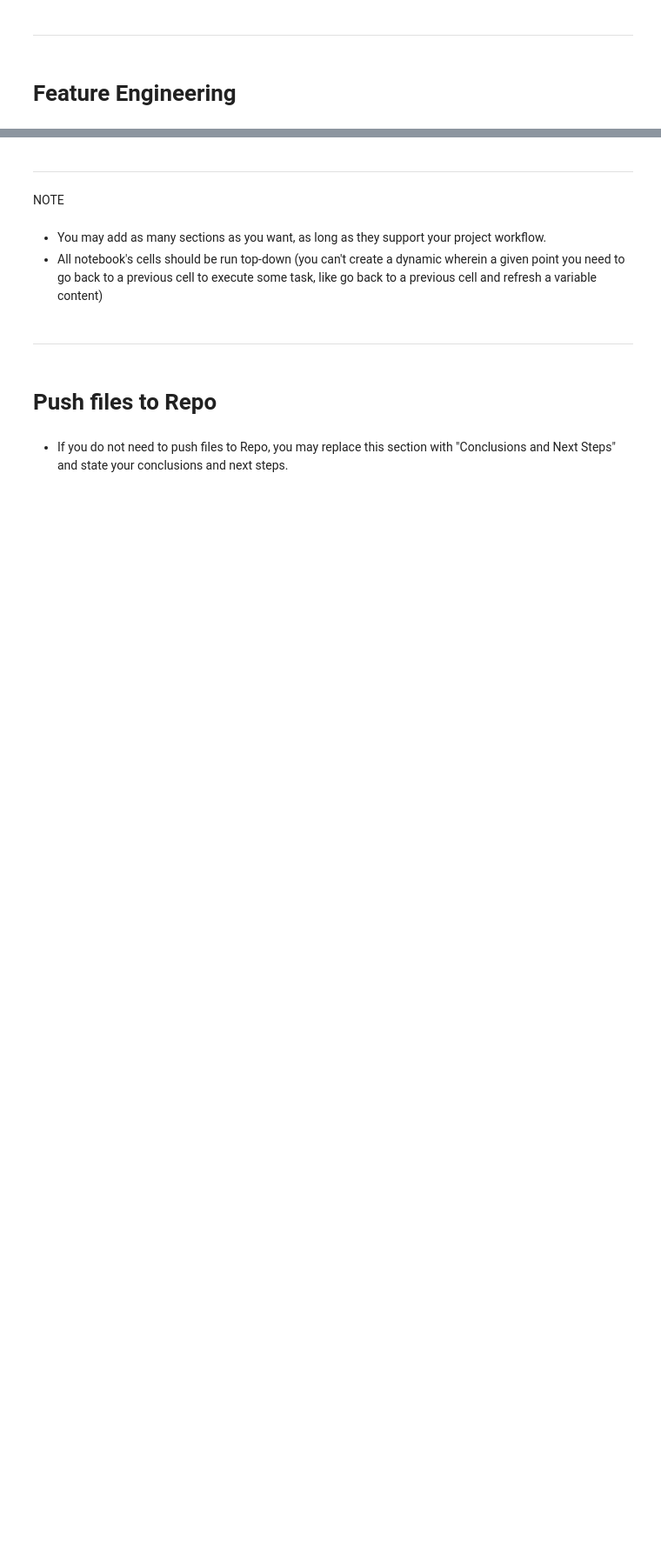
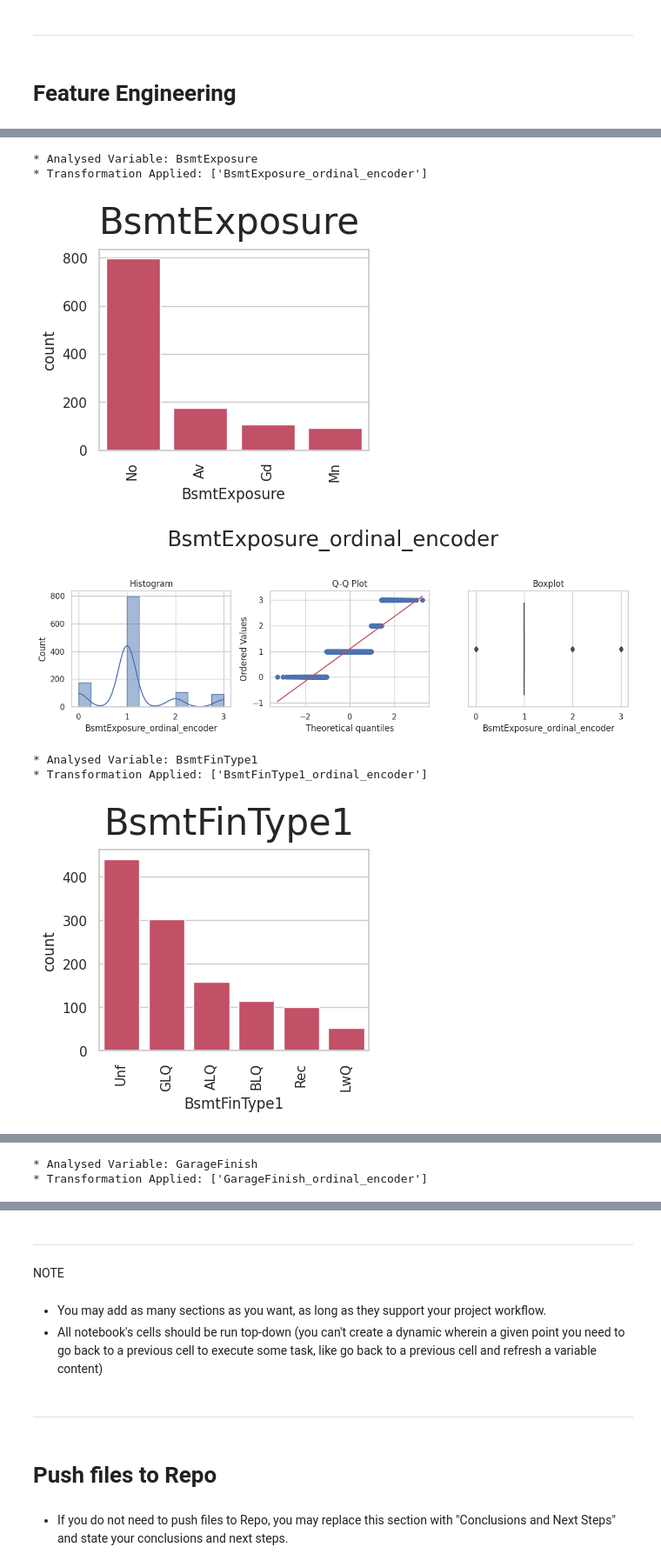
Before and after one commit to annacakes281/property-price-predictor, a Jupyter notebook: jupyter_notebooks/4-Feature_Engineering.ipynb, the cells around one changed output, grey strips where cells are left out. Shown at 87% size. Drawn from its saved outputs; the diff is of its cells as text; code cells hidden in the pictures; blank space fills up the shorter version.

```diff
--- a/jupyter_notebooks/4-Feature_Engineering.ipynb
+++ b/jupyter_notebooks/4-Feature_Engineering.ipynb
@@ -134,0 +383,3 @@ pandas_report.to_notebook_iframe()
+# %%
+categorical_vars = ['BsmtExposure', 'BsmtFinType1', 'GarageFinish', 'KitchenQual']
+categorical_vars
@@ -134,0 +390,3 @@ pandas_report.to_notebook_iframe()
+# %%
+categorical_engineering = TrainSet[categorical_vars].copy()
+categorical_engineering.head(5)
@@ -134,0 +400,10 @@ pandas_report.to_notebook_iframe()
+# %%
+categorical_engineering = FeatureEngineeringAnalysis(df=categorical_engineering, analysis_type='ordinal_encoder')
+# %% [output]
+* Analysed Variable: BsmtExposure
+* Transformation Applied: ['BsmtExposure_ordinal_encoder']
+[figure, added]
+[figure, added]
+* Analysed Variable: BsmtFinType1
+* Transformation Applied: ['BsmtFinType1_ordinal_encoder']
+[figure, added]
@@ -134,0 +411,2 @@ pandas_report.to_notebook_iframe()
+* Analysed Variable: GarageFinish
+* Transformation Applied: ['GarageFinish_ordinal_encoder']
```
Also changed, not shown: parts of 15 cells of this notebook.
